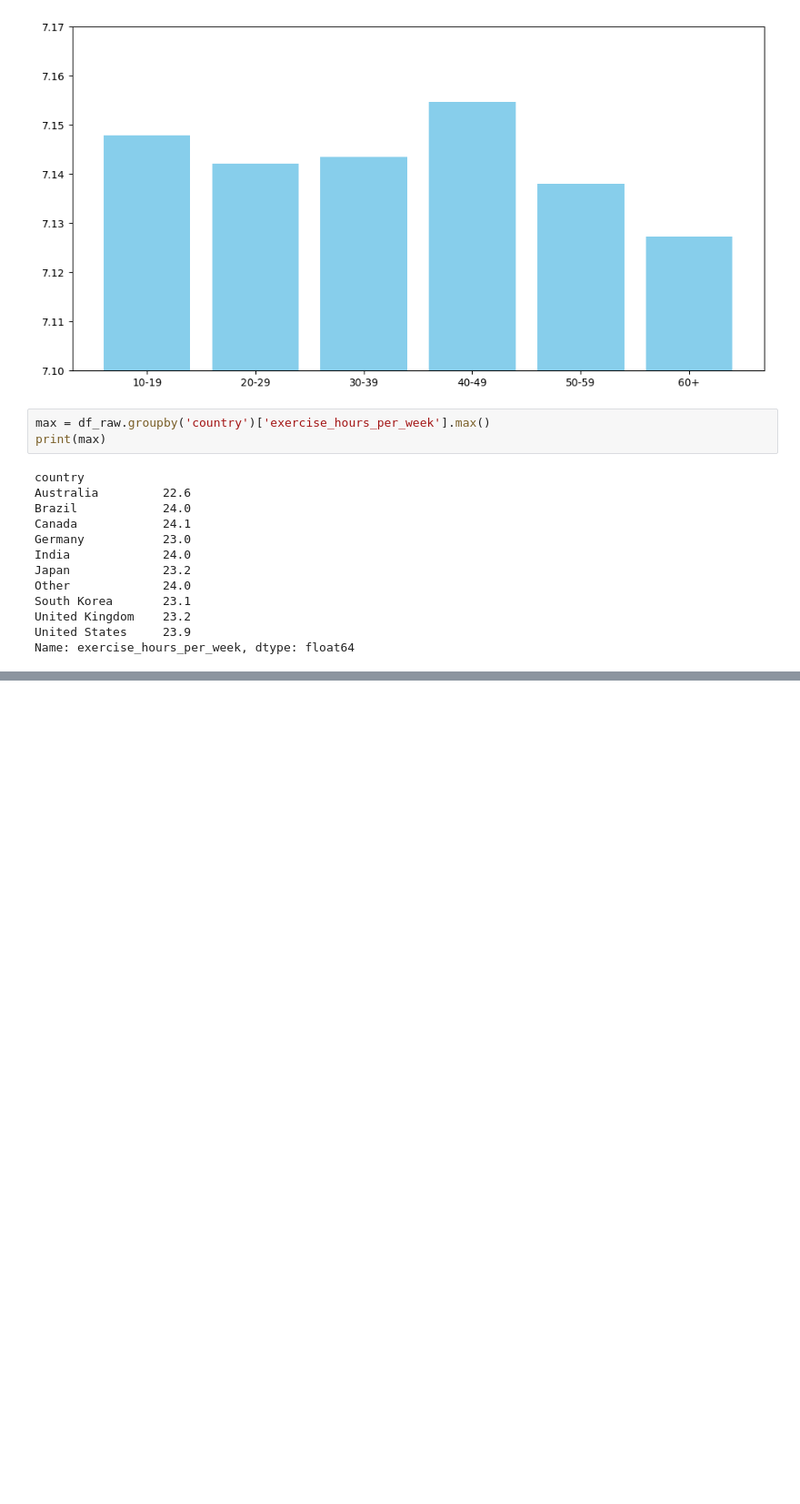
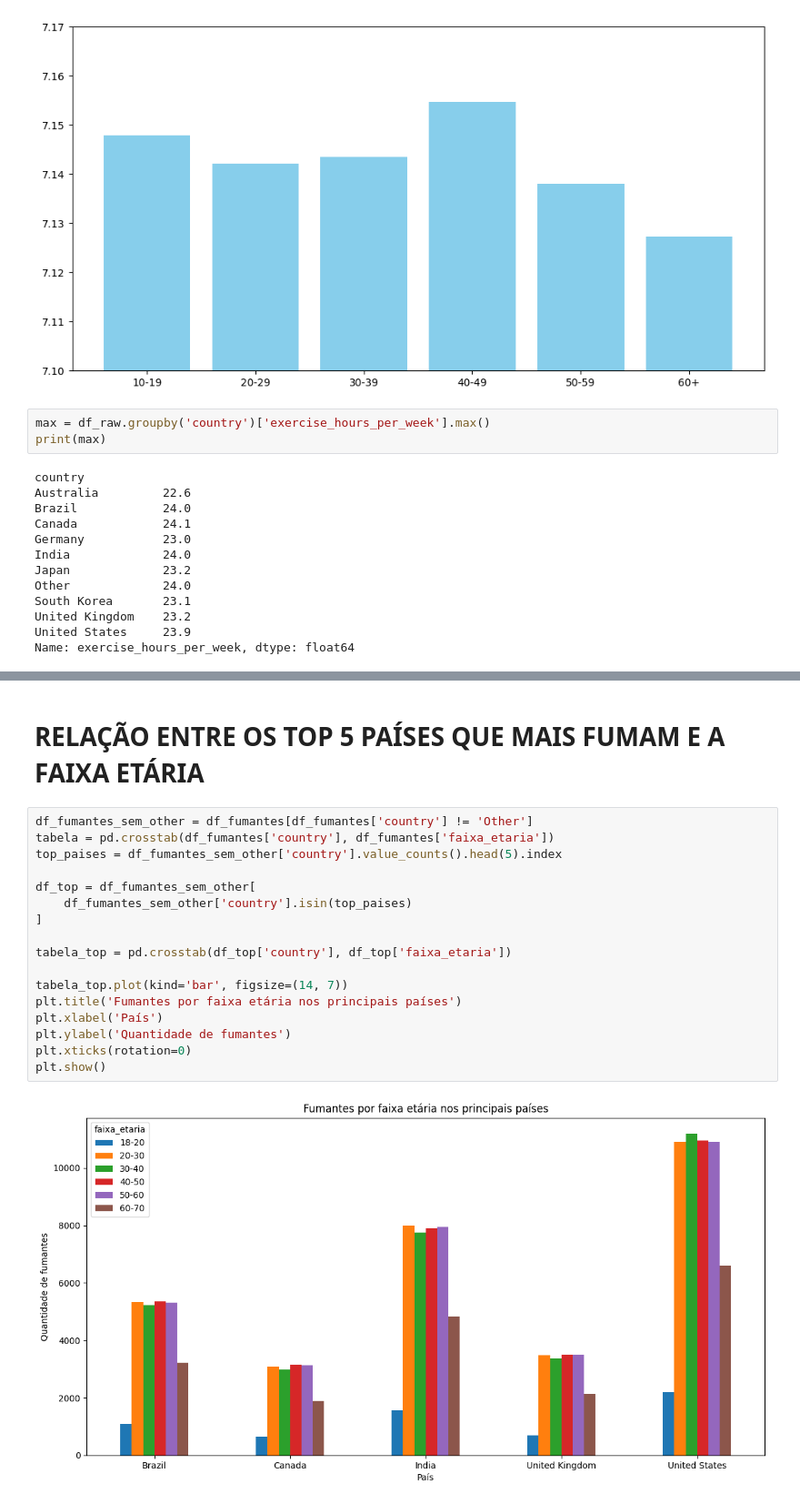
Before and after one commit to H3ytt0r62/SBD2-Social_Media_User_Analysis, a Jupyter notebook: Data layer/Raw/analytcs.ipynb, the cells around one changed output, grey strips where cells are left out. Shown at 91% size. Saved outputs shown, nothing was run; the diff lists cells and outputs as text; blank space fills up the shorter version.

```diff
--- a/Data layer/Raw/analytcs.ipynb
+++ b/Data layer/Raw/analytcs.ipynb
@@ -67,0 +124,21 @@ Name: exercise_hours_per_week, dtype: float64
+# %% [markdown]
+# RELAÇÃO ENTRE OS TOP 5 PAÍSES QUE MAIS FUMAM E A FAIXA ETÁRIA
+# %%
+df_fumantes_sem_other = df_fumantes[df_fumantes['country'] != 'Other']
+tabela = pd.crosstab(df_fumantes['country'], df_fumantes['faixa_etaria'])
+top_paises = df_fumantes_sem_other['country'].value_counts().head(5).index
+
+df_top = df_fumantes_sem_other[
+    df_fumantes_sem_other['country'].isin(top_paises)
+]
+
+tabela_top = pd.crosstab(df_top['country'], df_top['faixa_etaria'])
+
+tabela_top.plot(kind='bar', figsize=(14, 7))
+plt.title('Fumantes por faixa etária nos principais países')
+plt.xlabel('País')
+plt.ylabel('Quantidade de fumantes')
+plt.xticks(rotation=0)
+plt.show()
+# %% [output]
+[figure, added]
```
Also changed, not shown: parts of 4 cells of this notebook.
